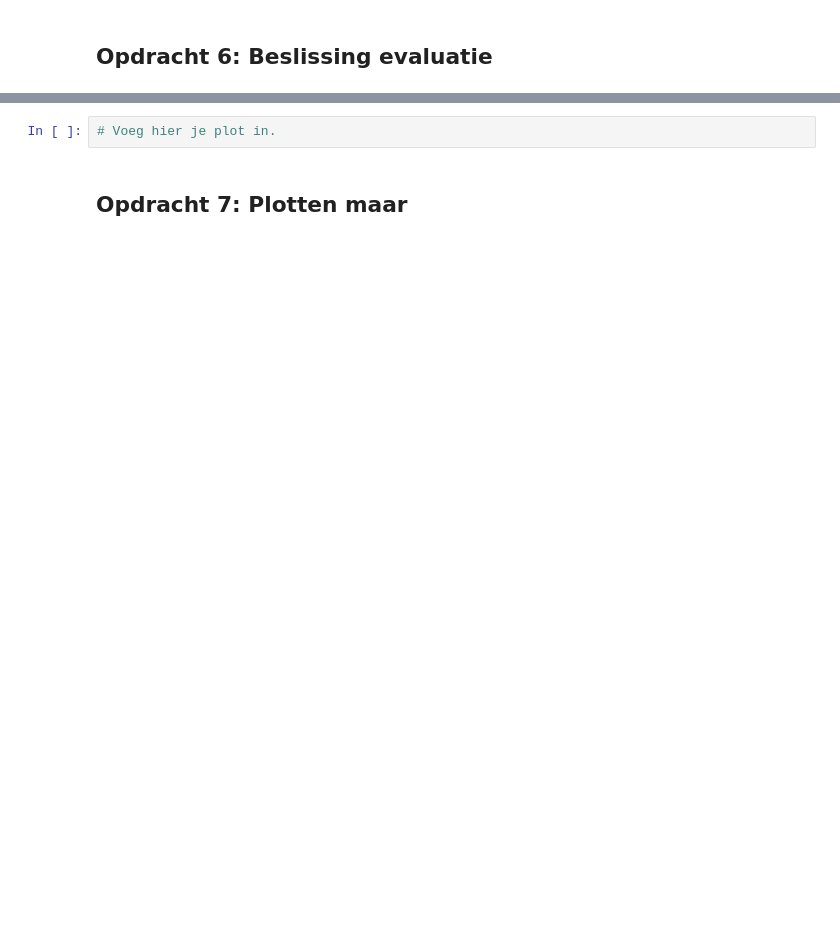
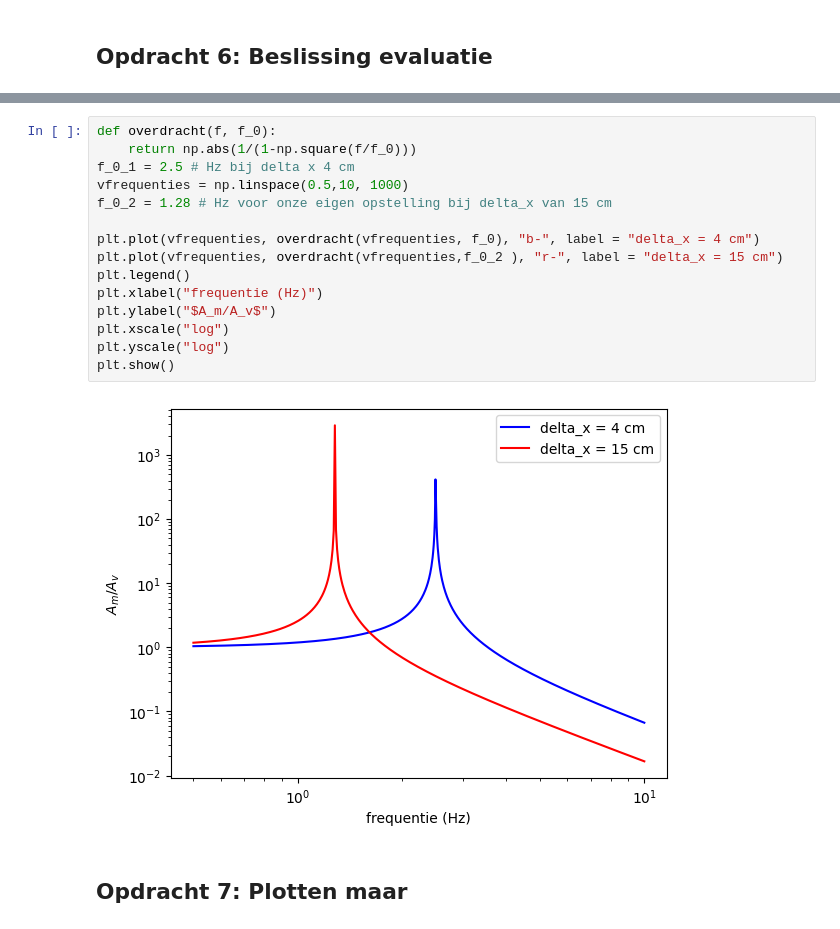
Before and after one commit to meesvanzeeland-ops/opdrachten-DEF-D, a Jupyter notebook: FysiekeOntwerpopdrachten/5MaakEenOpstellingTrillingsvrij/Ontwerpopdracht5MaakEenOpstellingTrillingsvrijInvulTemplate.ipynb, the cells around one changed output, grey strips where cells are left out. Drawn from its saved outputs; the diff is of its cells as text; blank space fills up the shorter version.

```diff
--- a/FysiekeOntwerpopdrachten/5MaakEenOpstellingTrillingsvrij/Ontwerpopdracht5MaakEenOpstellingTrillingsvrijInvulTemplate.ipynb
+++ b/FysiekeOntwerpopdrachten/5MaakEenOpstellingTrillingsvrij/Ontwerpopdracht5MaakEenOpstellingTrillingsvrijInvulTemplate.ipynb
@@ -122,7 +150,22 @@ Deze grafiek heb je later weer nodig om je gemeten punten aan toe te voegen. Ga
 
 Als je hier negatief geantwoord hebt, kopieer onder deze cel dan alle cellen van Synthese tot en met Evaluation & decision en doorloop dat deel van het ontwerp proces nogmaals.
 # %%
-# Voeg hier je plot in.
+def overdracht(f, f_0):
+    return np.abs(1/(1-np.square(f/f_0)))
+f_0_1 = 2.5 # Hz bij delta x 4 cm
+vfrequenties = np.linspace(0.5,10, 1000)
+f_0_2 = 1.28 # Hz voor onze eigen opstelling bij delta_x van 15 cm
+
+plt.plot(vfrequenties, overdracht(vfrequenties, f_0), "b-", label = "delta_x = 4 cm")
+plt.plot(vfrequenties, overdracht(vfrequenties,f_0_2 ), "r-", label = "delta_x = 15 cm")
+plt.legend()
+plt.xlabel("frequentie (Hz)")
+plt.ylabel("$A_m/A_v$")
+plt.xscale("log")
+plt.yscale("log")
+plt.show()
+# %% [output]
+[figure, added]
 # %% [markdown]
 ## Opdracht 7: Plotten maar
 # %%
```
Also changed, not shown: parts of 19 cells of this notebook, 2 other files.
